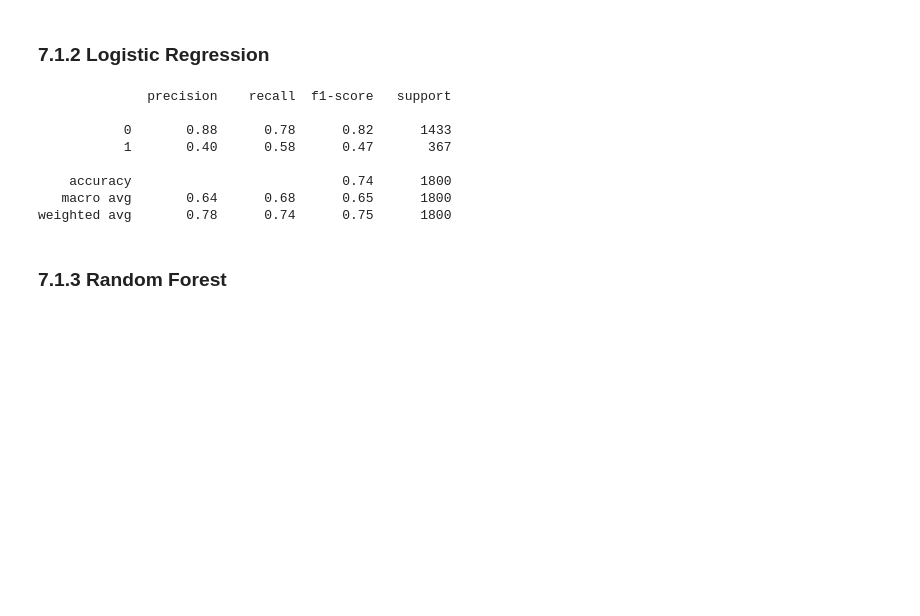
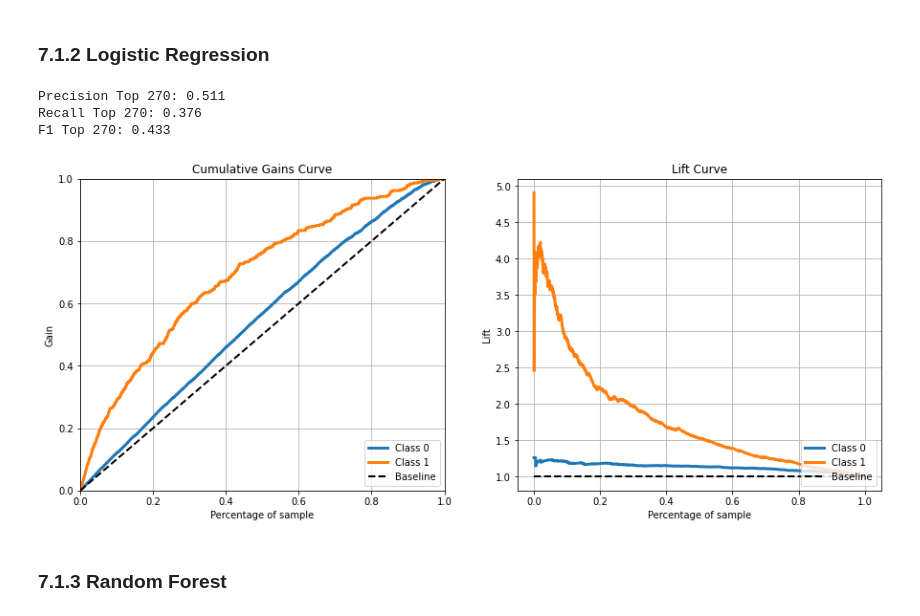
Before and after one commit to raposofrct/churn-prediction, a Jupyter notebook: notebook.ipynb, the cells around one changed output. Cells and saved outputs as stored; diff of their text form; code cells hidden in the pictures; blank space fills up the shorter version.

```diff
--- a/notebook.ipynb
+++ b/notebook.ipynb
@@ -421,17 +455,12 @@ weighted avg       0.79      0.76      0.77      1800
 ### 7.1.2 Logistic Regression
 # %%
 model = LogisticRegression(penalty='l1',solver='liblinear',class_weight='balanced')
-model.fit(x_train,y_train)
-print(classification_report(y_val,model.predict(x_val)))
+holdout_evaluation(model,x_train,y_train,x_val,y_val,270,2)
 # %% [output]
-              precision    recall  f1-score   support
-
-           0       0.88      0.78      0.82      1433
-           1       0.40      0.58      0.47       367
-
-    accuracy                           0.74      1800
-   macro avg       0.64      0.68      0.65      1800
-weighted avg       0.78      0.74      0.75      1800
+Precision Top 270: 0.511
+Recall Top 270: 0.376
+F1 Top 270: 0.433
+[figure, added]
 # %% [markdown]
 ### 7.1.3 Random Forest
 # %%
```
Also changed, not shown: parts of 27 cells of this notebook, 2 other files.
